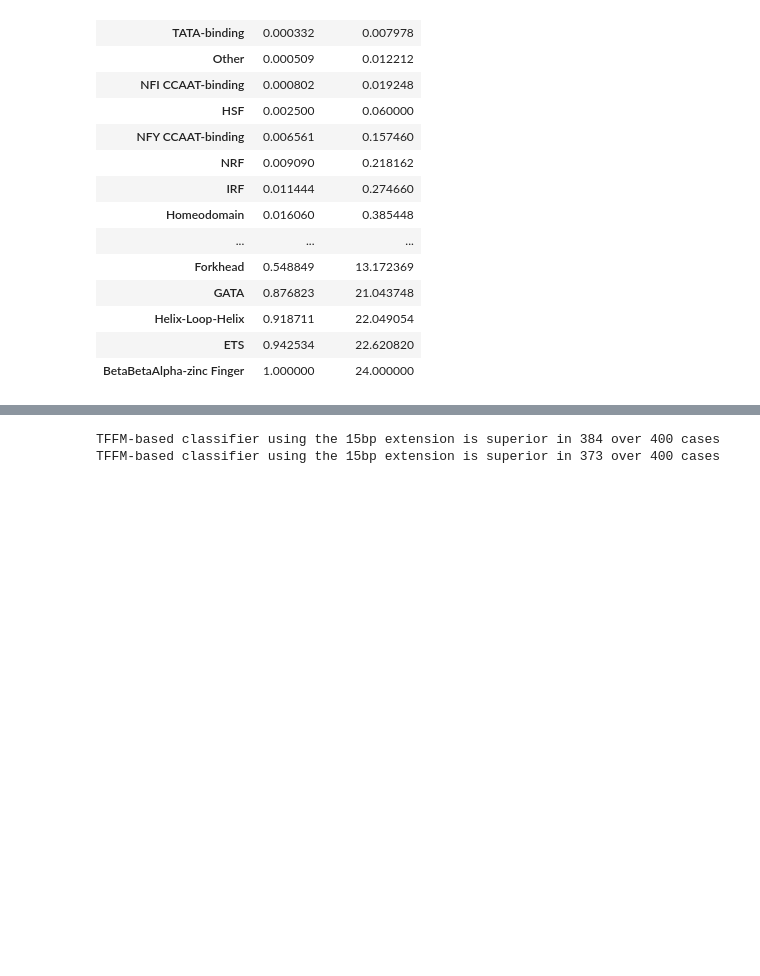
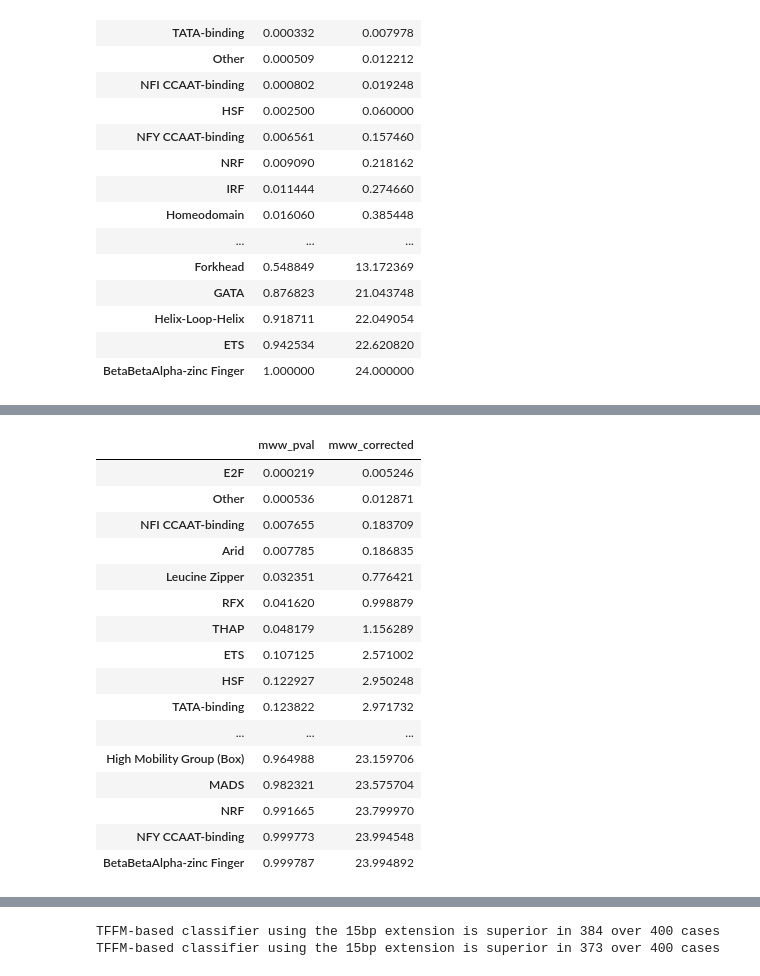
Before and after one commit to amathelier/DNAshapedTFBS_notebooks, a Jupyter notebook: EncodeGCmatched1st2ndDNAshapeDimo.ipynb, the cells around one changed output, grey strips where cells are left out. Saved outputs shown, nothing was run; the diff lists cells and outputs as text; code cells hidden in the pictures; blank space fills up the shorter version.

Commit message:
New analyses and figures included for %GC-matched background.

```diff
--- a/EncodeGCmatched1st2ndDNAshapeDimo.ipynb
+++ b/EncodeGCmatched1st2ndDNAshapeDimo.ipynb
@@ -542,0 +903,18 @@ axes.set_aspect(1./axes.get_data_ratio())
+# %%
+import matplotlib.pyplot as plt
+data.loc[:, 'indx'] = range(len(data))
+sorted_families = families_mww_df.sort_values('mww_corrected').index
+ypos = -1
+labels = ['{0} ({1:f})'.format(fam, families_mww_df.loc[fam].mww_pval)
+          for fam in sorted_families]
+fig = plt.figure()
+axes = fig.add_subplot(111)
+plt.yticks(np.arange(-1, -1 - 0.3 * len(sorted_families), -0.3), labels)
+plt.xticks(range(0, len(data), 10), [])
+for family in sorted_families:
+    xpos = list(data[data.TF_family == family]['indx'])
+    axes.scatter(xpos, [ypos] * len(xpos))
+    ypos -= 0.3
+plt.xlim(0, len(data))
+axes.set_aspect(1./axes.get_data_ratio())
+#savefig("AUROC_improvement_4bits_4bits+DNAshape_families.svg")
@@ -542,0 +923,36 @@ axes.set_aspect(1./axes.get_data_ratio())
+# %%
+%%R -i data -i families_list -o families_mww
+data = as.data.frame(data);
+families_mww = data.frame(row.names=families_list);
+for(family in families_list){
+    inside = data[data['TF_family'] == family, 'X4bits_AUPRC_improvement'];
+    outside = data[data['TF_family'] != family, 'X4bits_AUPRC_improvement'];
+    if(length(inside)){
+        mww = wilcox.test(inside, outside, alternative='g', exact=TRUE);
+        families_mww[family, 'mww_pval'] = mww$p.value;
+        families_mww[family, 'mww_corrected'] = mww$p.value * length(families_list);
+        families_mww[family, 'family'] = family;
+    }
+}
+# %%
+families_mww_df = pd.DataFrame(families_mww[['mww_pval', 'mww_corrected']])
+families_mww_df.index = families_list
+families_mww_df.sort_values('mww_corrected')
+# %% [output]
+|  | mww_pval | mww_corrected |
+| E2F | 0.000219 | 0.005246 |
+| Other | 0.000536 | 0.012871 |
+| NFI CCAAT-binding | 0.007655 | 0.183709 |
+| Arid | 0.007785 | 0.186835 |
+| Leucine Zipper | 0.032351 | 0.776421 |
+| RFX | 0.041620 | 0.998879 |
+| THAP | 0.048179 | 1.156289 |
+| ETS | 0.107125 | 2.571002 |
+| HSF | 0.122927 | 2.950248 |
+| TATA-binding | 0.123822 | 2.971732 |
+| ... | ... | ... |
+| High Mobility Group (Box) | 0.964988 | 23.159706 |
+| MADS | 0.982321 | 23.575704 |
+| NRF | 0.991665 | 23.799970 |
+| NFY CCAAT-binding | 0.999773 | 23.994548 |
+| BetaBetaAlpha-zinc Finger | 0.999787 | 23.994892 |
```
Also changed, not shown: parts of 56 cells of this notebook.
